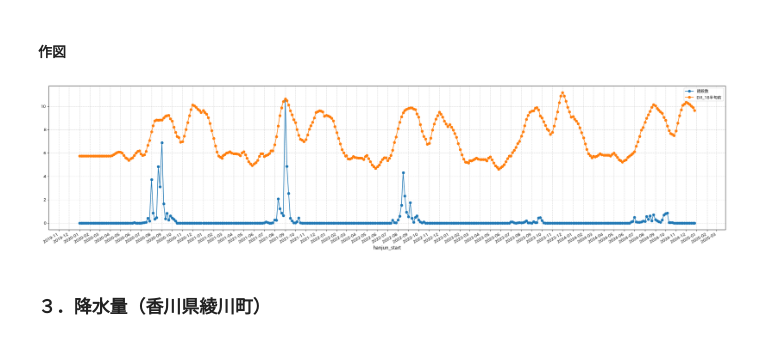
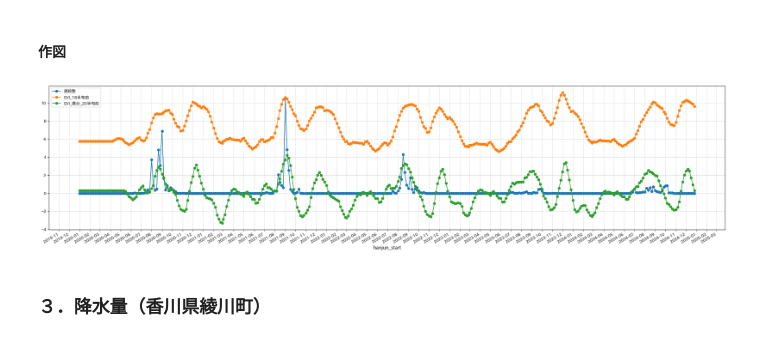
Before and after one commit to ShotaSasaki-HU/ASTRO-CAMP-2025, a Jupyter notebook: sarimax.ipynb, the cells around one changed output. Cells and saved outputs as stored; diff of their text form; code cells hidden in the pictures.

```diff
--- a/sarimax.ipynb
+++ b/sarimax.ipynb
@@ -729,11 +729,11 @@ df_evi
 # %% [markdown]
 ##### EVIの微分のラグ特徴量
 # %%
-# 1半旬前との差分を計算
-df_evi['EVI_微分'] = df_evi['evi_cleaned'].diff(1)
+# N半旬前との差分を計算
+df_evi['EVI_微分'] = df_evi['evi_cleaned'].diff(6)
 df_evi = df_evi.bfill()
 
-for n in [6, 12, 18]:
+for n in [6, 12, 18, 19]:
     df_evi[f'EVI_微分_{n}半旬前'] = df_evi['EVI_微分'].shift(n) # n半旬ずらした特徴量
 df_evi = df_evi.bfill()
 
@@ -759,31 +759,32 @@ df_evi
 # %%
 fig, ax = plt.subplots(figsize=(24, 6))
 
 ax.plot(df_evi['hanjun_start'], df_resp["kill_score"] / 250, marker='o', linestyle='-', label='誘殺数')
 ax.plot(df_evi['hanjun_start'], df_evi['EVI_18半旬前'], marker='o', linestyle='-', label='EVI_18半旬前')
+ax.plot(df_evi['hanjun_start'], df_evi['EVI_微分_19半旬前'], marker='o', linestyle='-', label='EVI_微分_19半旬前')
 
 # ax.set_title('NDVIの時系列変化', fontsize=16)
 ax.set_xlabel('hanjun_start', fontsize=12)
 # ax.set_ylabel('EVI', fontsize=12)
 ax.grid(True, linestyle='--', alpha=0.6)
 
 # X軸の日付フォーマットを見やすく設定
 # 月と日を表示するフォーマッタ
 ax.xaxis.set_major_formatter(mdates.DateFormatter('%Y-%m-%d'))
 # ラベルが重ならないように自動で回転
 fig.autofmt_xdate()
 
 # Y軸の範囲をNDVIの典型的な値に設定（任意）
 # ax.set_ylim(0, 1)
 
 plt.gca().xaxis.set_major_locator(mdates.MonthLocator(interval=1))
 plt.gca().xaxis.set_major_formatter(mdates.DateFormatter("%Y-%m"))
 
 plt.legend()
 plt.tight_layout()
 plt.show()
 # %% [output]
-[figure, old version]
+[figure, new version]
 # %% [markdown]
 ### ３．降水量（香川県綾川町）
 # %% [markdown]
```
Also changed, not shown: parts of 12 cells of this notebook.
